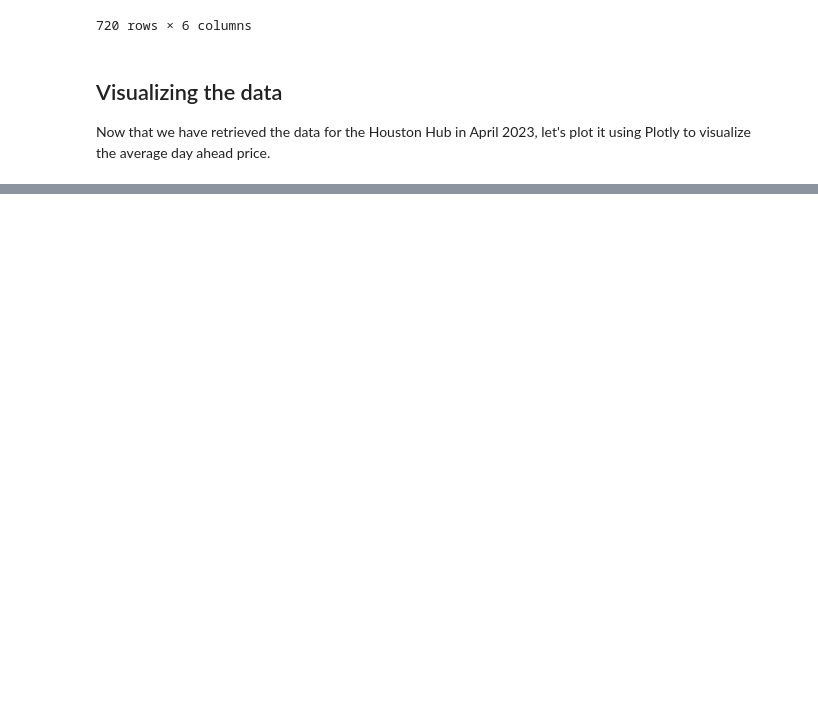
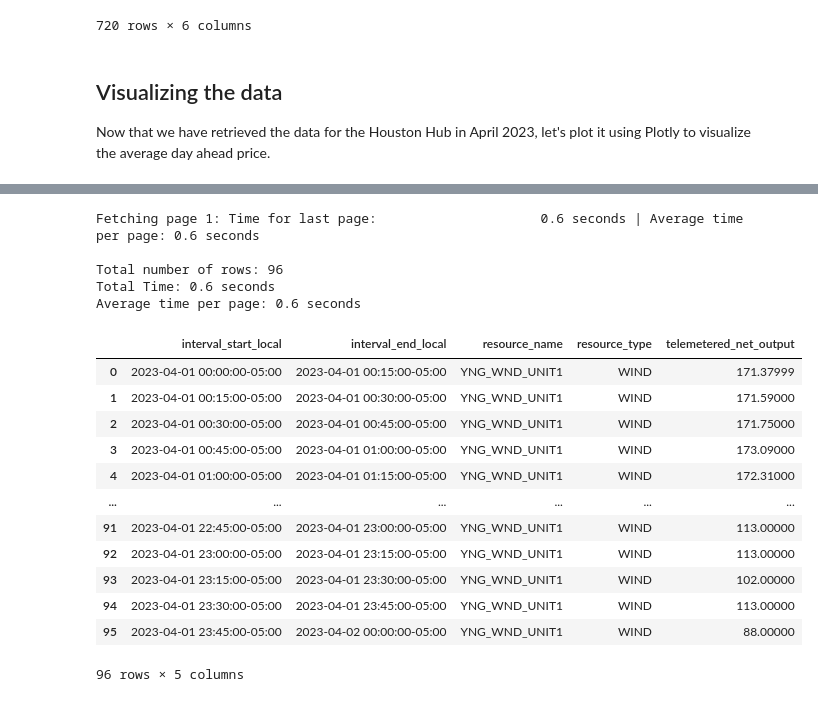
Before and after one commit to gridstatus/gridstatusio, a Jupyter notebook: Examples/Getting Started.ipynb, the cells around one changed output, grey strips where cells are left out. Cells and saved outputs as stored; diff of their text form; code cells hidden in the pictures; blank space fills up the shorter version.

Commit message:
Support Specifying Columns in Query

```diff
--- a/Examples/Getting Started.ipynb
+++ b/Examples/Getting Started.ipynb
@@ -150,0 +155,37 @@ fig.show("svg", width=1200, height=800)
+# %%
+sced_gen_resource = client.get_dataset(
+    dataset="ercot_sced_gen_resource_60_day",
+    start="2023-04-01",
+    end="2023-04-02",
+    columns=[
+        "interval_start_utc",
+        "interval_end_utc",
+        "resource_name",
+        "resource_type",
+        "telemetered_net_output",
+    ],
+    filter_column="resource_name",
+    filter_value="YNG_WND_UNIT1",
+    tz="US/Central",
+)
+
+sced_gen_resource
+# %% [output]
+Fetching page 1: Time for last page:                     0.6 seconds | Average time per page: 0.6 seconds
+
+Total number of rows: 96
+Total Time: 0.6 seconds
+Average time per page: 0.6 seconds
+|  | interval_start_local | interval_end_local | resource_name | resource_type | telemetered_net_output |
+| 0 | 2023-04-01 00:00:00-05:00 | 2023-04-01 00:15:00-05:00 | YNG_WND_UNIT1 | WIND | 171.37999 |
+| 1 | 2023-04-01 00:15:00-05:00 | 2023-04-01 00:30:00-05:00 | YNG_WND_UNIT1 | WIND | 171.59000 |
+| 2 | 2023-04-01 00:30:00-05:00 | 2023-04-01 00:45:00-05:00 | YNG_WND_UNIT1 | WIND | 171.75000 |
+| 3 | 2023-04-01 00:45:00-05:00 | 2023-04-01 01:00:00-05:00 | YNG_WND_UNIT1 | WIND | 173.09000 |
+| 4 | 2023-04-01 01:00:00-05:00 | 2023-04-01 01:15:00-05:00 | YNG_WND_UNIT1 | WIND | 172.31000 |
+| ... | ... | ... | ... | ... | ... |
+| 91 | 2023-04-01 22:45:00-05:00 | 2023-04-01 23:00:00-05:00 | YNG_WND_UNIT1 | WIND | 113.00000 |
+| 92 | 2023-04-01 23:00:00-05:00 | 2023-04-01 23:15:00-05:00 | YNG_WND_UNIT1 | WIND | 113.00000 |
+| 93 | 2023-04-01 23:15:00-05:00 | 2023-04-01 23:30:00-05:00 | YNG_WND_UNIT1 | WIND | 102.00000 |
+| 94 | 2023-04-01 23:30:00-05:00 | 2023-04-01 23:45:00-05:00 | YNG_WND_UNIT1 | WIND | 113.00000 |
+| 95 | 2023-04-01 23:45:00-05:00 | 2023-04-02 00:00:00-05:00 | YNG_WND_UNIT1 | WIND | 88.00000 |
+96 rows × 5 columns
```
Also changed, not shown: parts of 6 cells of this notebook, 2 other files.
